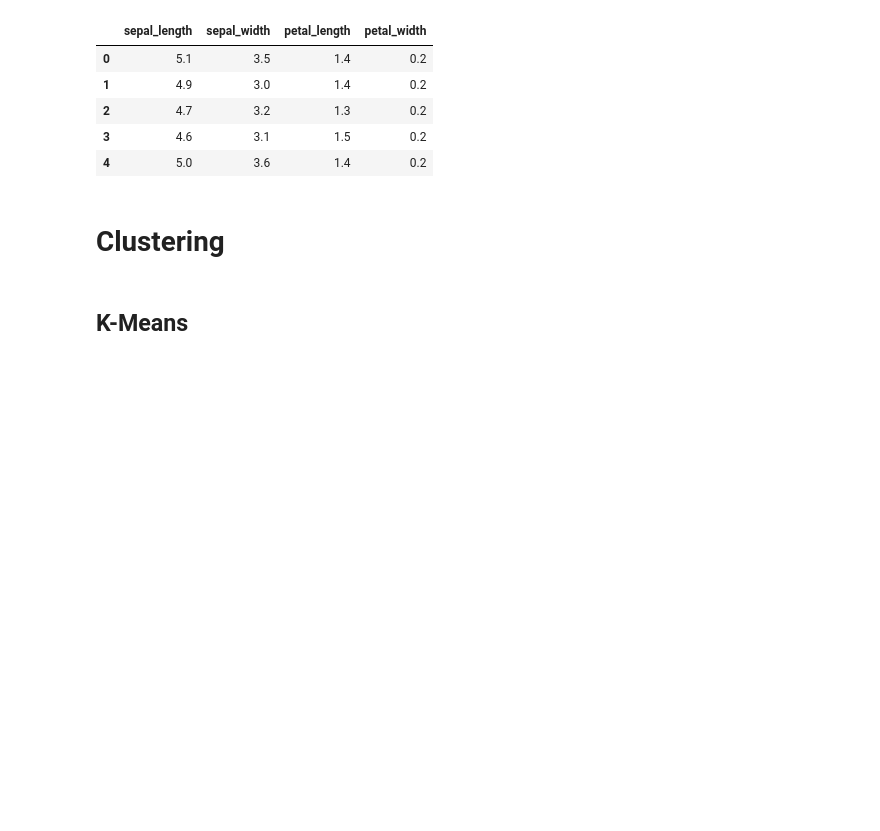
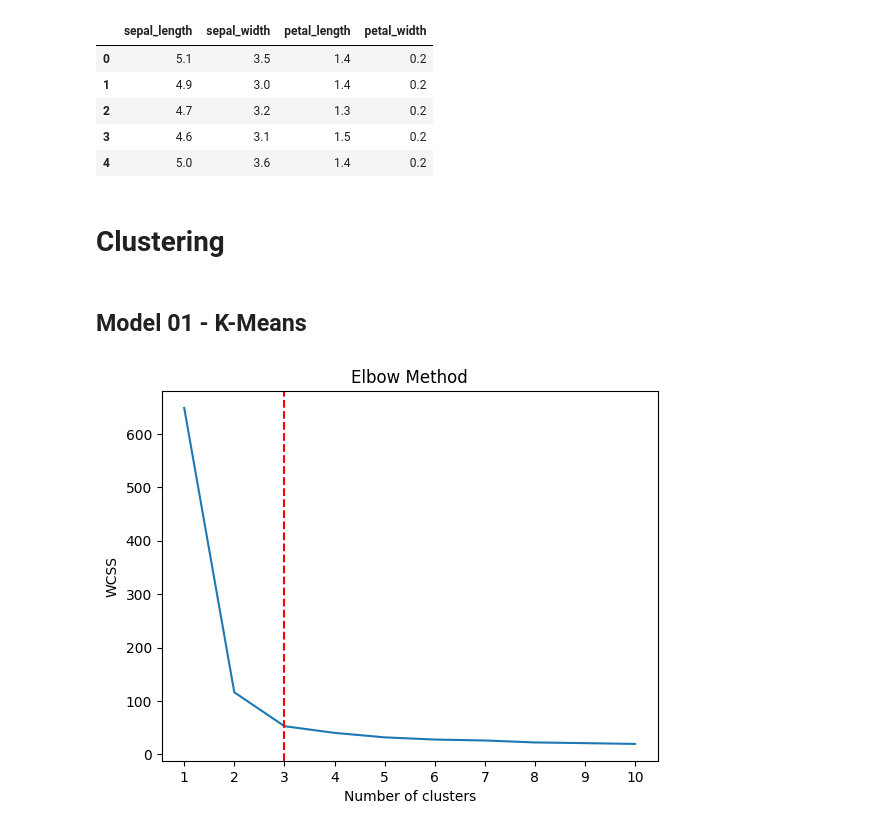
Before and after one commit to akshayyewle/Data-Analytics, a Jupyter notebook: 10 Iris Dataset Classification/Python Notebook.ipynb, the cells around one changed output. Drawn from its saved outputs; the diff is of its cells as text; code cells hidden in the pictures; blank space fills up the shorter version.

```diff
--- a/10 Iris Dataset Classification/Python Notebook.ipynb
+++ b/10 Iris Dataset Classification/Python Notebook.ipynb
@@ -160,7 +160,22 @@ X.head()
 # %% [markdown]
 # **Clustering**
 # %% [markdown]
-## **K-Means**
+## **Model 01 - K-Means**
-# %%
-for i in range(1,11):
-    model01 = KMeans()
+# %%
+wcss = []
+
+for i in range(1,11):
+    model01 = KMeans(n_clusters=i,random_state=42)
+    model01.fit(X)
+    wcss.append(model01.inertia_)
+    # print(wcss)
+
+plt.plot(range(1,11),wcss)
+plt.axvline(x=3,color='red',ls='--')
+plt.title('Elbow Method')
+plt.xlabel('Number of clusters')
+plt.ylabel('WCSS')
+plt.xticks(range(1,11))
+plt.show()
+# %% [output]
+[figure, added]
```
Also changed, not shown: parts of 6 cells of this notebook.
